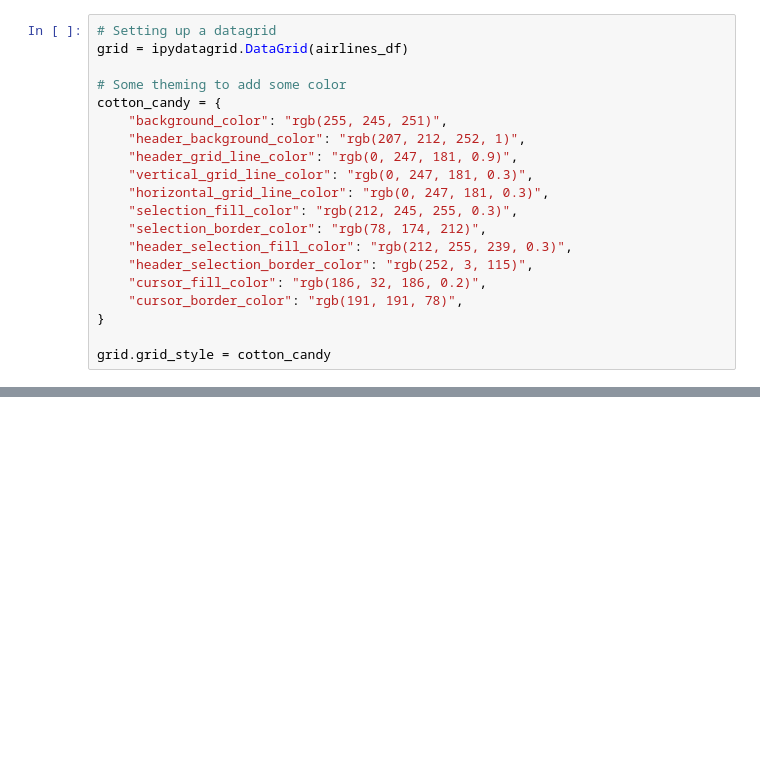
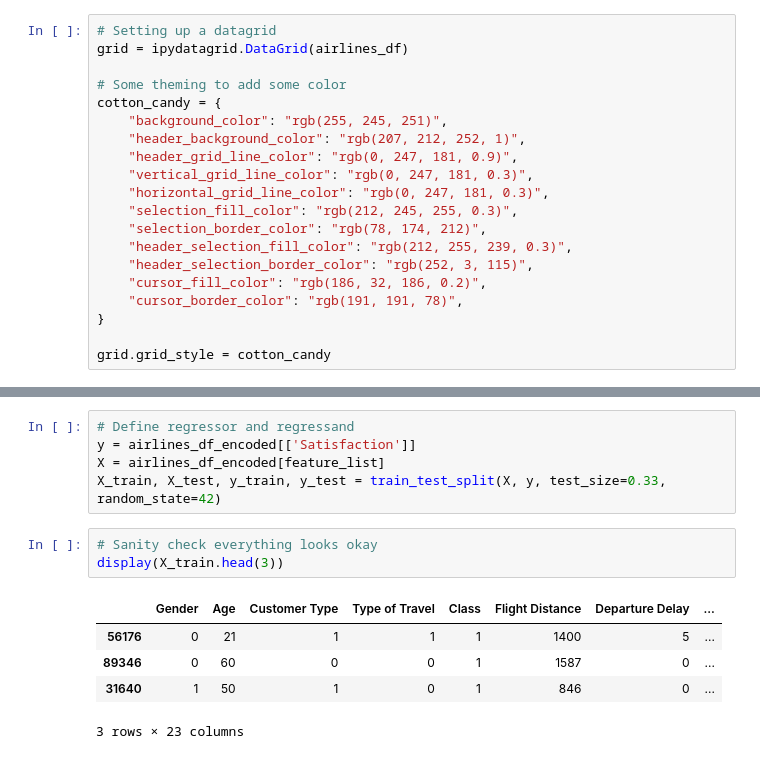
Before and after one commit to ibdafna/airlines_passengers, a Jupyter notebook: airline_passenger_satisfaction.ipynb, the cells around one changed output, grey strips where cells are left out. Saved outputs shown, nothing was run; the diff lists cells and outputs as text; blank space fills up the shorter version.

```diff
--- a/airline_passenger_satisfaction.ipynb
+++ b/airline_passenger_satisfaction.ipynb
@@ -234,0 +372,14 @@ VBox(children=(HTML(value='<h1>Airline Passengers Data Explorer</h1>'), HBox(chi
+# %%
+# Define regressor and regressand
+y = airlines_df_encoded[['Satisfaction']]
+X = airlines_df_encoded[feature_list]
+X_train, X_test, y_train, y_test = train_test_split(X, y, test_size=0.33, random_state=42)
+# %%
+# Sanity check everything looks okay
+display(X_train.head(3))
+# %% [output]
+|  | Gender | Age | Customer Type | Type of Travel | Class | Flight Distance | Departure Delay | ... |
+| 56176 | 0 | 21 | 1 | 1 | 1 | 1400 | 5 | ... |
+| 89346 | 0 | 60 | 0 | 0 | 1 | 1587 | 0 | ... |
+| 31640 | 1 | 50 | 1 | 0 | 1 | 846 | 0 | ... |
+3 rows × 23 columns
```
Also changed, not shown: parts of 18 cells of this notebook.
